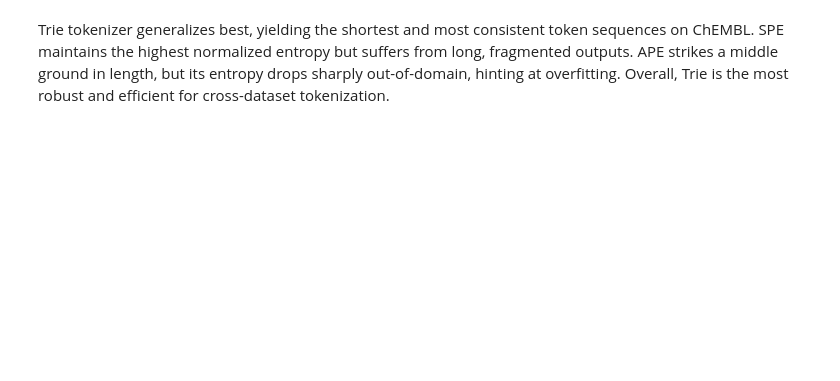
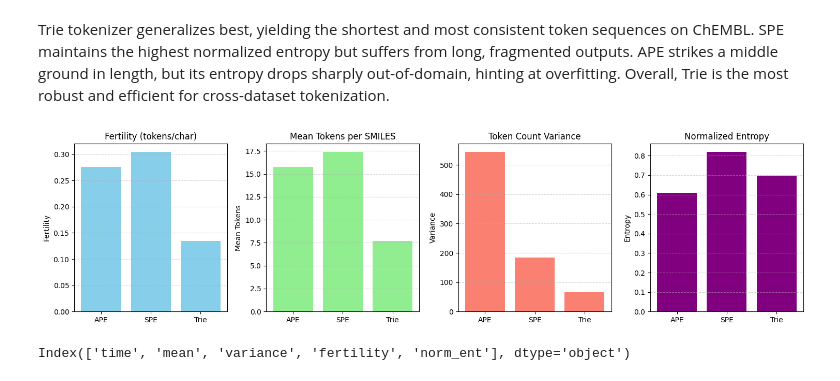
Before and after one commit to BlastCoder/SMILES-Tokenization, a Jupyter notebook: metrics.ipynb, the cells around one changed output. Saved outputs shown, nothing was run; the diff lists cells and outputs as text; code cells hidden in the pictures; blank space fills up the shorter version.

```diff
--- a/metrics.ipynb
+++ b/metrics.ipynb
@@ -419,3 +419,47 @@ Trie tokenizer generalizes best, yielding the shortest and most consistent token
 SPE maintains the highest normalized entropy but suffers from long, fragmented outputs.
 APE strikes a middle ground in length, but its entropy drops sharply out-of-domain, hinting at overfitting.
 Overall, Trie is the most robust and efficient for cross-dataset tokenization.
+# %%
+# Labels and values
+tokenizers = ["APE", "SPE", "Trie"]
+
+fertilities = results_df["fertility"]
+means = results_df['mean']
+variances = results_df["variance"]
+entropies = results_df["norm_ent"]
+
+fig, axs = plt.subplots(1, 4, figsize=(15, 4))
+
+# Fertility
+axs[0].bar(tokenizers, fertilities, color="skyblue")
+axs[0].set_title("Fertility (tokens/char)")
+axs[0].set_ylabel("Fertility")
+
+# Mean
+axs[1].bar(tokenizers, means, color="lightgreen")
+axs[1].set_title("Mean Tokens per SMILES")
+axs[1].set_ylabel("Mean Tokens")
+
+# Variance
+axs[2].bar(tokenizers, variances, color="salmon")
+axs[2].set_title("Token Count Variance")
+axs[2].set_ylabel("Variance")
+
+# Normalized Entropy
+axs[3].bar(tokenizers, entropies, color="purple")
+axs[3].set_title("Normalized Entropy")
+axs[3].set_ylabel("Entropy")
+
+# Clean layout
+for ax in axs:
+    ax.set_ylim(bottom=0)
+    ax.grid(axis='y', linestyle='--', alpha=0.5)
+
+plt.tight_layout()
+plt.show()
+# %% [output]
+[figure, added]
+# %%
+results_df.columns
+# %% [output]
+Index(['time', 'mean', 'variance', 'fertility', 'norm_ent'], dtype='object')
```
Also changed, not shown: parts of 2 cells of this notebook, 2 other files.
